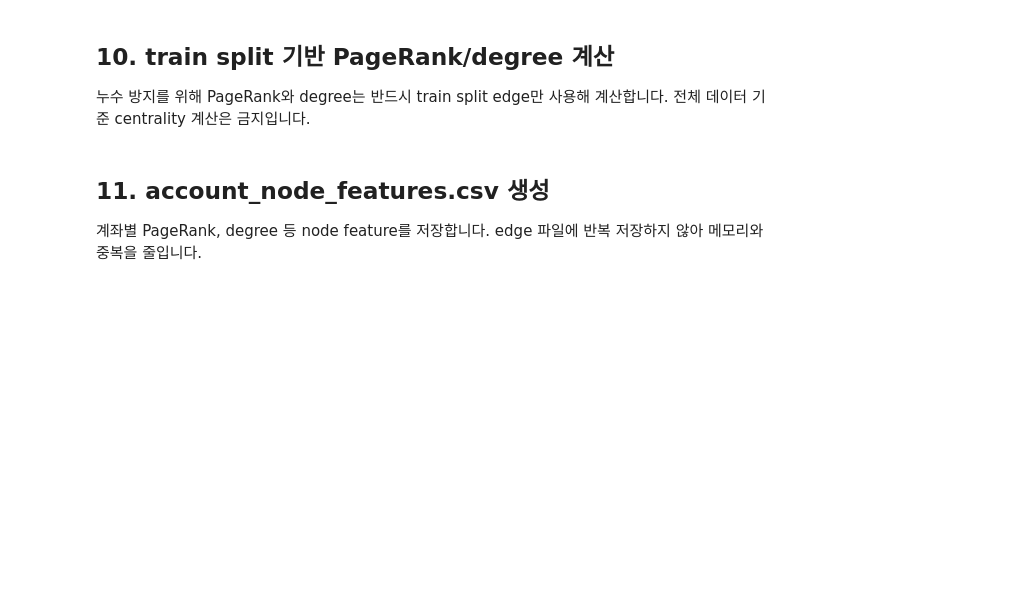
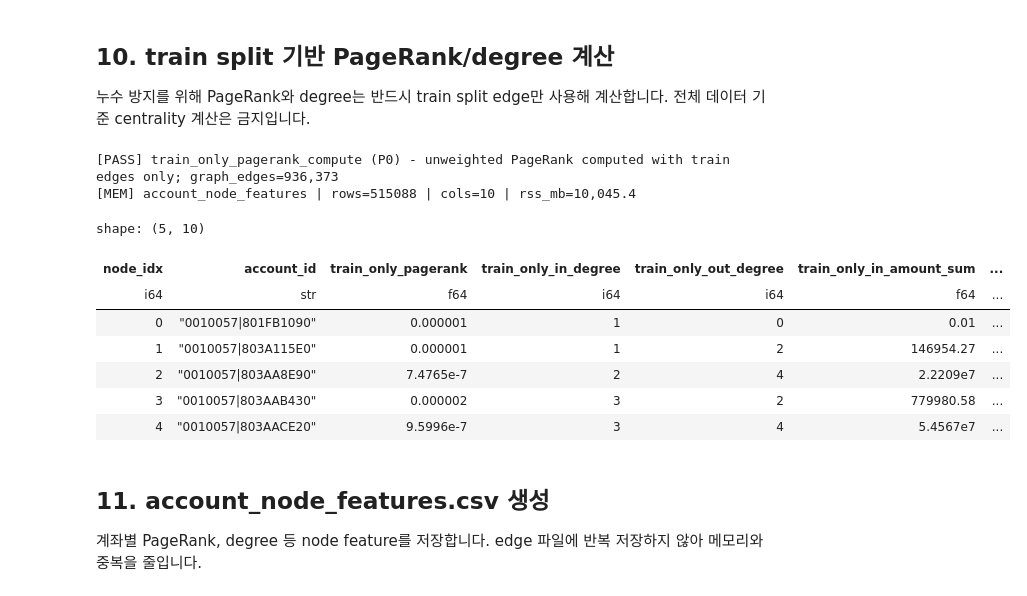
Before and after one commit to JKYUPSYCHE/Graph_AML, a Jupyter notebook: data/preprocessing/04_gnn_graph_process.ipynb, the cells around one changed output. Drawn from its saved outputs; the diff is of its cells as text; code cells hidden in the pictures; blank space fills up the shorter version.

```diff
--- a/data/preprocessing/04_gnn_graph_process.ipynb
+++ b/data/preprocessing/04_gnn_graph_process.ipynb
@@ -603,7 +694,6 @@ node_features.head(5)
 # ============================================================
 
 pagerank_skipped_reason = ""
-used_edges_for_pagerank = 0
 
 # degree는 PageRank skip 여부와 무관하게 train edge 기준 계산
 G_degree = nx.DiGraph()
@@ -621,10 +711,10 @@ degree_pdf = pd.DataFrame({
 degree_pl = pl.from_pandas(degree_pdf).with_columns(pl.col("node_idx").cast(pl.Int64))
 
 # PageRank 계산 한도를 넘으면 설정값에 따라 중단하거나 명시적으로 skip합니다.
-if train_edge_count > CONFIG["MAX_PAGERANK_EDGES"]:
+if len(train_pairs) > CONFIG["MAX_PAGERANK_EDGES"]:
     pagerank_skipped_reason = (
         "too_many_edges_for_networkx: "
-        f"train_edges={train_edge_count:,}, max={CONFIG['MAX_PAGERANK_EDGES']:,}"
+        f"graph_edges={len(train_pairs):,}, max={CONFIG['MAX_PAGERANK_EDGES']:,}"
     )
 
     if not CONFIG.get("ALLOW_PAGERANK_SKIP", False):
@@ -633,7 +723,7 @@ if train_edge_count > CONFIG["MAX_PAGERANK_EDGES"]:
             "FAIL",
             "P0",
             pagerank_skipped_reason + ", ALLOW_PAGERANK_SKIP=False",
-            train_edge_count,
+            len(train_pairs),
         )
 
         # 실패 기록 먼저 저장
@@ -666,8 +756,6 @@ else:
     G = nx.DiGraph()
     G.add_nodes_from(mapping_std["node_idx"].to_list())
     G.add_edges_from(train_pairs[["from_idx", "to_idx"]].itertuples(index=False, name=None))
-    used_edges_for_pagerank = len(train_pairs)
-
     pr = nx.pagerank(
         G,
         alpha=CONFIG["PAGERANK_ALPHA"],
@@ -684,37 +772,48 @@ else:
         "train_only_pagerank_compute",
         "PASS",
         "P0",
-        f"unweighted PageRank computed with train edges only; train_edges={train_edge_count:,}",
+        f"unweighted PageRank computed with train edges only; graph_edges={len(train_pairs):,}",
         0,
     )
 
 pr_pl = pl.from_pandas(pr_pdf).with_columns(pl.col("node_idx").cast(pl.Int64))
 
 # node feature는 edge 파일에 붙이지 않고 별도 테이블에 모읍니다.
 account_node_features = (
     node_features
     .join(degree_pl, on="node_idx", how="left")
     .join(pr_pl, on="node_idx", how="left")
     .with_columns([
         pl.col("train_only_in_degree").fill_null(0).cast(pl.Int64),
         pl.col("train_only_out_degree").fill_null(0).cast(pl.Int64),
         pl.col("train_only_pagerank").fill_null(0.0),
         pl.col("pagerank_skipped_reason").fill_null(pagerank_skipped_reason),
     ])
     .select([
         "node_idx", "account_id",
         "train_only_pagerank",
         "train_only_in_degree", "train_only_out_degree",
         "train_only_in_amount_sum", "train_only_out_amount_sum",
         "train_only_tx_count",
         "is_new_in_val_test",
         "pagerank_skipped_reason",
     ])
     .sort("node_idx")
 )
 
 record_memory("account_node_features", account_node_features)
 account_node_features.head(5)
+# %% [output]
+[PASS] train_only_pagerank_compute (P0) - unweighted PageRank computed with train edges only; graph_edges=936,373
+[MEM] account_node_features | rows=515088 | cols=10 | rss_mb=10,045.4
+shape: (5, 10)
+| node_idx | account_id | train_only_pagerank | train_only_in_degree | train_only_out_degree | train_only_in_amount_sum | ... |
+| i64 | str | f64 | i64 | i64 | f64 | ... |
+| 0 | "0010057|801FB1090" | 0.000001 | 1 | 0 | 0.01 | ... |
+| 1 | "0010057|803A115E0" | 0.000001 | 1 | 2 | 146954.27 | ... |
+| 2 | "0010057|803AA8E90" | 7.4765e-7 | 2 | 4 | 2.2209e7 | ... |
+| 3 | "0010057|803AAB430" | 0.000002 | 3 | 2 | 779980.58 | ... |
+| 4 | "0010057|803AACE20" | 9.5996e-7 | 3 | 4 | 5.4567e7 | ... |
 # %% [markdown]
 ## 11. account_node_features.csv 생성
 계좌별 PageRank, degree 등 node feature를 저장합니다. edge 파일에 반복 저장하지 않아 메모리와 중복을 줄입니다.
```
Also changed, not shown: parts of 12 cells of this notebook, 3 other files.
